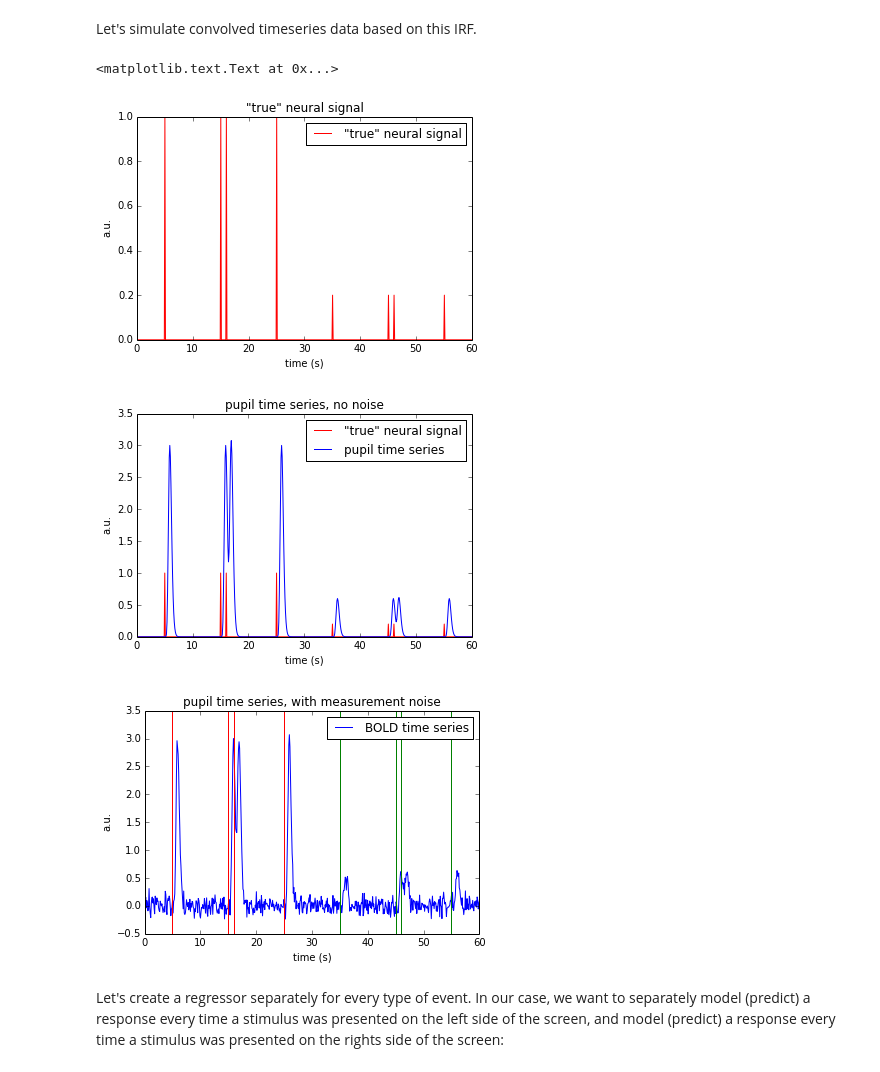
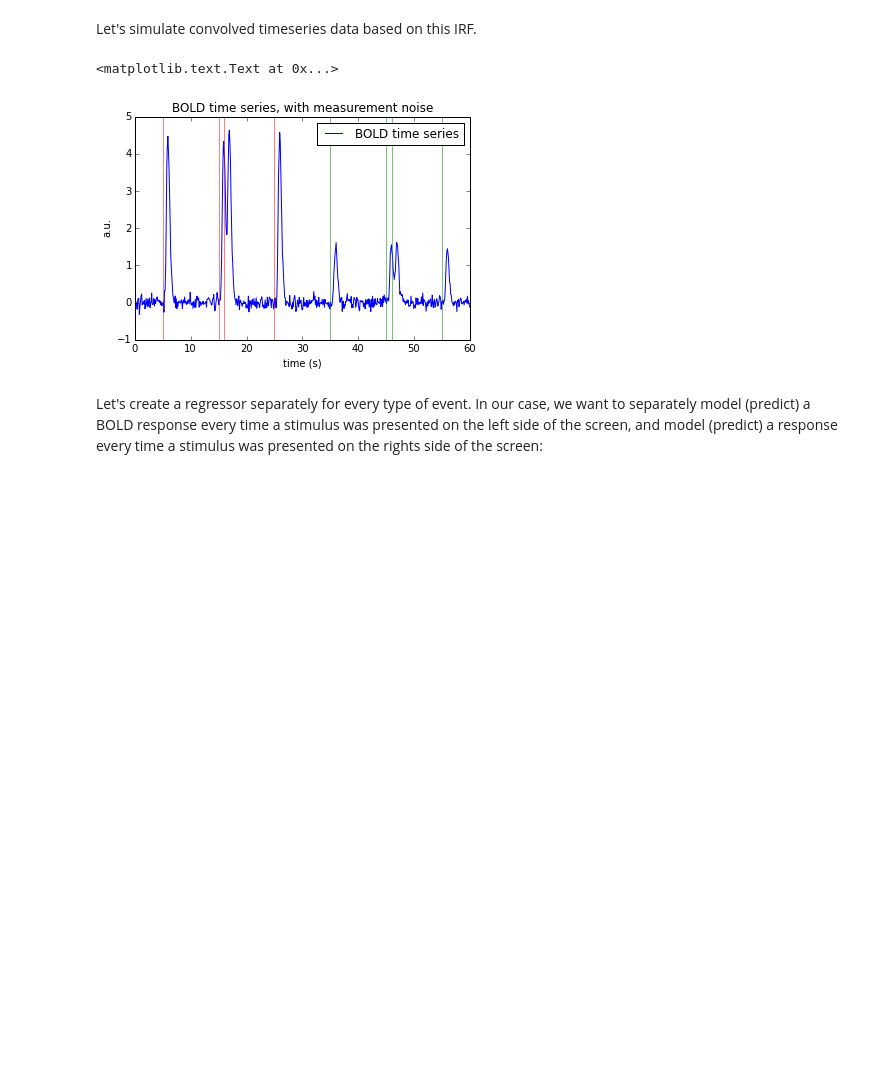
Before and after one commit to jwdegee/IPython-Notebook-Tutorials, a Jupyter notebook: PRF_GLM.ipynb, the cells around one changed output. Saved outputs shown, nothing was run; the diff lists cells and outputs as text; code cells hidden in the pictures; blank space fills up the shorter version.

```diff
--- a/PRF_GLM.ipynb
+++ b/PRF_GLM.ipynb
@@ -82,59 +82,39 @@ Let's simulate convolved timeseries data based on this IRF.
 # %%
 duration = 60 # in seconds
 times_l = np.array([5,15,16,25])
 times_r = np.array([35,45,46,55])
 input_signal_l = np.zeros(duration * sample_rate)
 input_signal_r = np.zeros(duration * sample_rate)
 for i in times_l:
-    input_signal_l[i*sample_rate] = 1
+    input_signal_l[i*sample_rate] = 1.5
 for i in times_r:
-    input_signal_r[i*sample_rate] = 0.2
+    input_signal_r[i*sample_rate] = 0.5
 input_signal = input_signal_l + input_signal_r
-
-# plot input:
-timepoints = np.linspace(0, duration, duration*sample_rate)
-fig = plt.figure()
-plt.plot(timepoints, input_signal, 'r')
-plt.legend(['"true" neural signal'], loc=1)
-plt.title('"true" neural signal')
-plt.xlabel('time (s)')
-plt.ylabel('a.u.')
 
 # convolve inputs with IRF:
 convolved_signal = (sp.convolve(input_signal, IRF, 'full'))[:-(IRF.shape[0]-1)]
-
-# plot simulated convolved signal without noise:
-fig = plt.figure()
-plt.plot(timepoints, input_signal, 'r')
-plt.plot(timepoints, convolved_signal)
-plt.legend(['"true" neural signal', 'pupil time series'], loc=1)
-plt.title('pupil time series, no noise')
-plt.xlabel('time (s)')
-plt.ylabel('a.u.')
 
 # let's add some noise:
 convolved_signal_noise = convolved_signal + np.random.normal(0,0.1,len(convolved_signal))
 
 # plot simulated convolved signal with noise:
 fig = plt.figure()
 # plt.plot(timepoints, input_signal, 'r')
-plt.plot(timepoints, convolved_signal_noise)
+plt.plot(timepoints, convolved_signal_noise, 'b')
 plt.legend(['BOLD time series'], loc=1)
 for i in times_l:
-    plt.axvline(i, color='r')
+    plt.axvline(i, color='r', alpha=0.5)
 for i in times_r:
-    plt.axvline(i, color='g')
+    plt.axvline(i, color='g', alpha=0.5)
 # plt.legend(['"true" neural signal', 'pupil time series'], loc=1)
-plt.title('pupil time series, with measurement noise')
+plt.title('BOLD time series, with measurement noise')
 plt.xlabel('time (s)')
 plt.ylabel('a.u.')
 # %% [output]
 <matplotlib.text.Text at 0x...>
-[figure, old version]
+[figure, new version]
-[figure, removed]
-[figure, removed]
 # %% [markdown]
-Let's create a regressor separately for every type of event. In our case, we want to separately model (predict) a response every time a stimulus was presented on the left side of the screen, and model (predict) a response every time a stimulus was presented on the rights side of the screen:
+Let's create a regressor separately for every type of event. In our case, we want to separately model (predict) a BOLD response every time a stimulus was presented on the left side of the screen, and model (predict) a response every time a stimulus was presented on the rights side of the screen:
 # %%
 duration = 60 # in seconds
 times_l = np.array([5,15,16,25])
```
Also changed, not shown: parts of 16 cells of this notebook, 1 other file.
